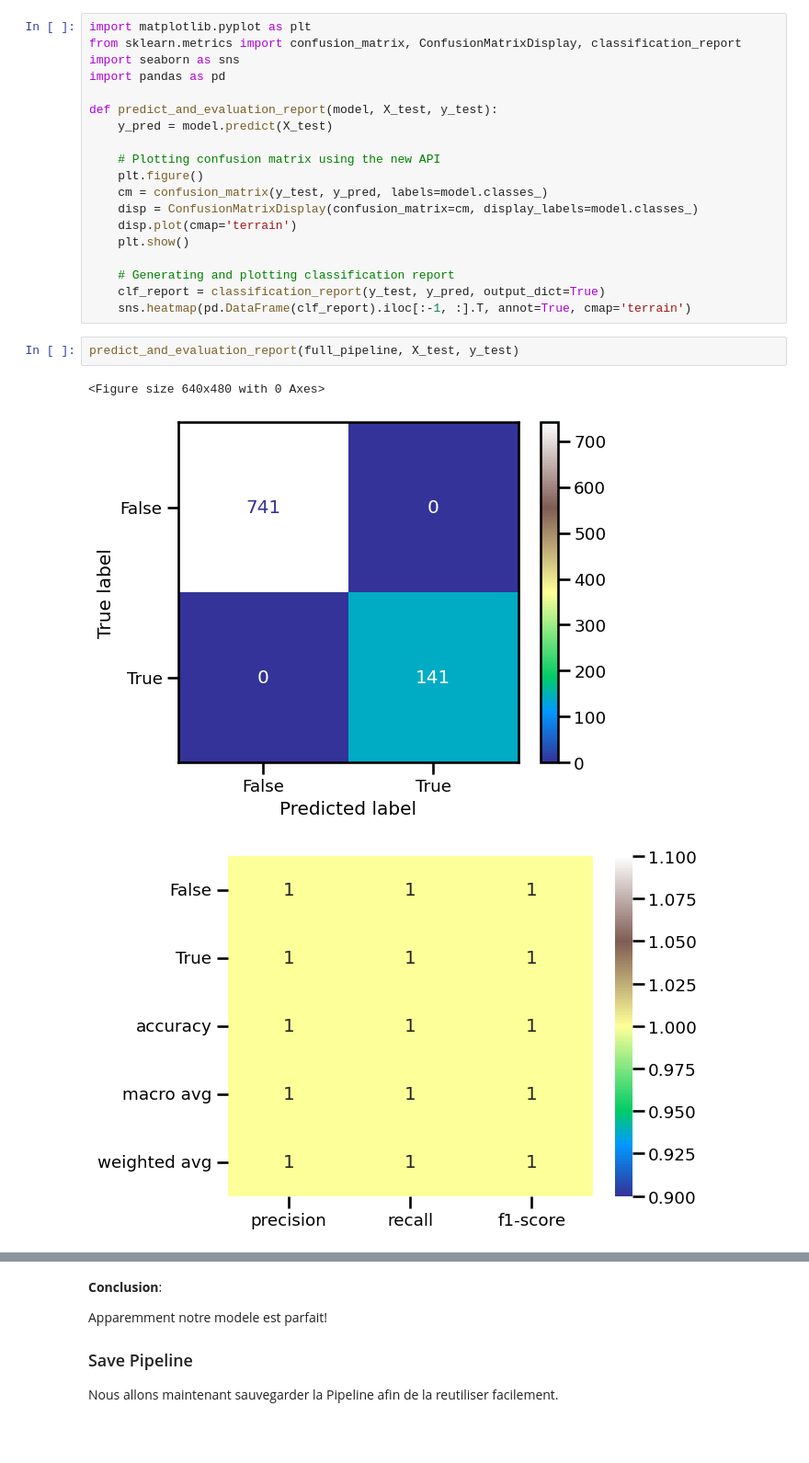
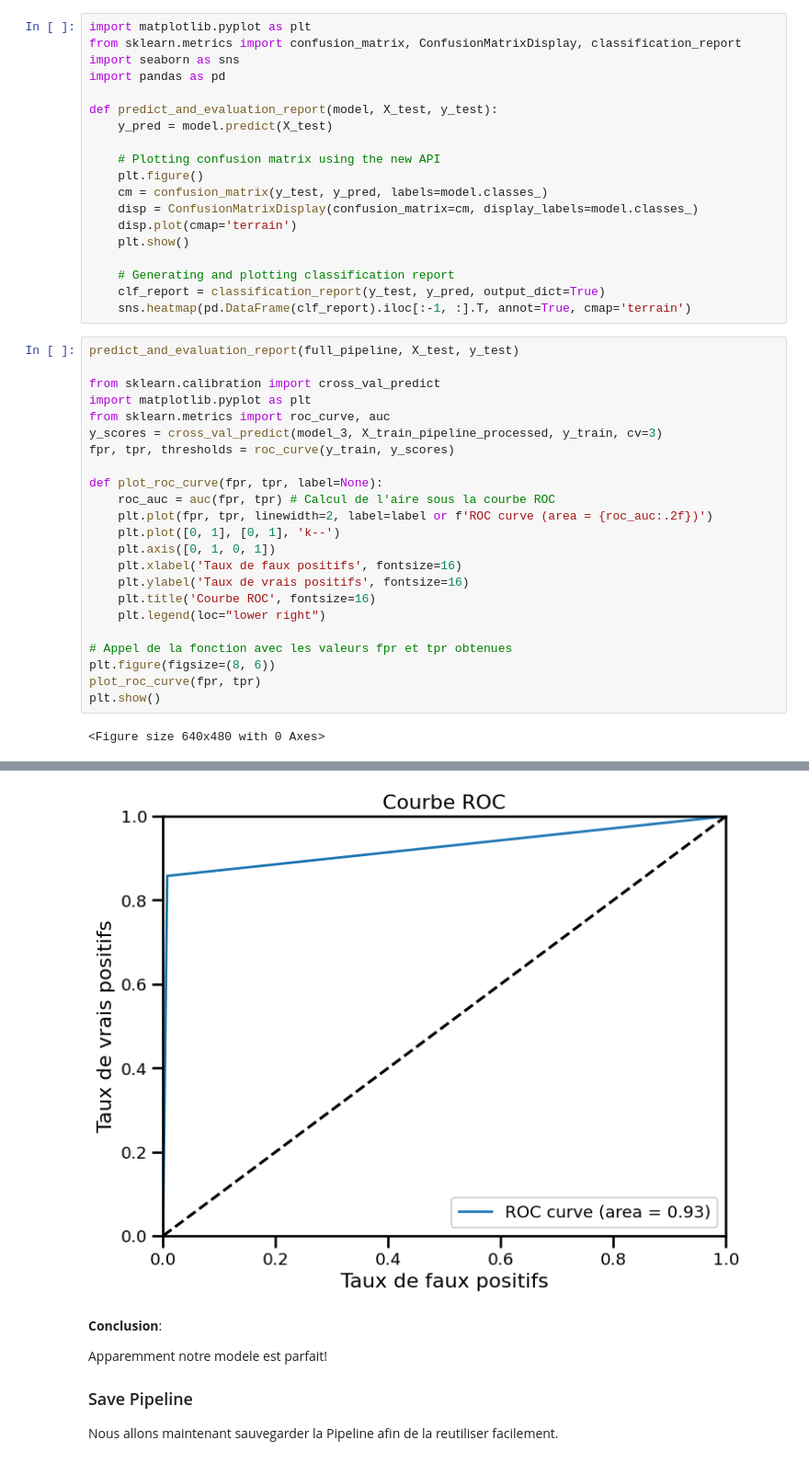
Before and after one commit to Milan-SANGARE/IA-for-HumanForYou---Groupe-1, a Jupyter notebook: Livrable2.ipynb, the cells around one changed output, grey strips where cells are left out. Shown at 92% size. Cells and saved outputs as stored; diff of their text form; blank space fills up the shorter version.

```diff
--- a/Livrable2.ipynb
+++ b/Livrable2.ipynb
@@ -1399,9 +1399,28 @@ def predict_and_evaluation_report(model, X_test, y_test):
     # Generating and plotting classification report
     clf_report = classification_report(y_test, y_pred, output_dict=True)
     sns.heatmap(pd.DataFrame(clf_report).iloc[:-1, :].T, annot=True, cmap='terrain')
-# %%
-predict_and_evaluation_report(full_pipeline, X_test, y_test)
-# %% [output]
-<Figure size 640x480 with 0 Axes>
-[figure, removed]
-[figure, removed]
+# %%
+predict_and_evaluation_report(full_pipeline, X_test, y_test)
+
+from sklearn.calibration import cross_val_predict
+import matplotlib.pyplot as plt
+from sklearn.metrics import roc_curve, auc
+y_scores = cross_val_predict(model_3, X_train_pipeline_processed, y_train, cv=3)
+fpr, tpr, thresholds = roc_curve(y_train, y_scores)
+
+def plot_roc_curve(fpr, tpr, label=None):
+    roc_auc = auc(fpr, tpr) # Calcul de l'aire sous la courbe ROC
+    plt.plot(fpr, tpr, linewidth=2, label=label or f'ROC curve (area = {roc_auc:.2f})')
+    plt.plot([0, 1], [0, 1], 'k--')
+    plt.axis([0, 1, 0, 1])
+    plt.xlabel('Taux de faux positifs', fontsize=16)
+    plt.ylabel('Taux de vrais positifs', fontsize=16)
+    plt.title('Courbe ROC', fontsize=16)
+    plt.legend(loc="lower right")
+
+# Appel de la fonction avec les valeurs fpr et tpr obtenues
+plt.figure(figsize=(8, 6))
+plot_roc_curve(fpr, tpr)
+plt.show()
+# %% [output]
+<Figure size 640x480 with 0 Axes>
@@ -1408,3 +1429,4 @@ predict_and_evaluation_report(full_pipeline, X_test, y_test)
+[figure, added]
 # %% [markdown]
 **Conclusion**:
 
```
Also changed, not shown: parts of 7 cells of this notebook, 1 other file.
